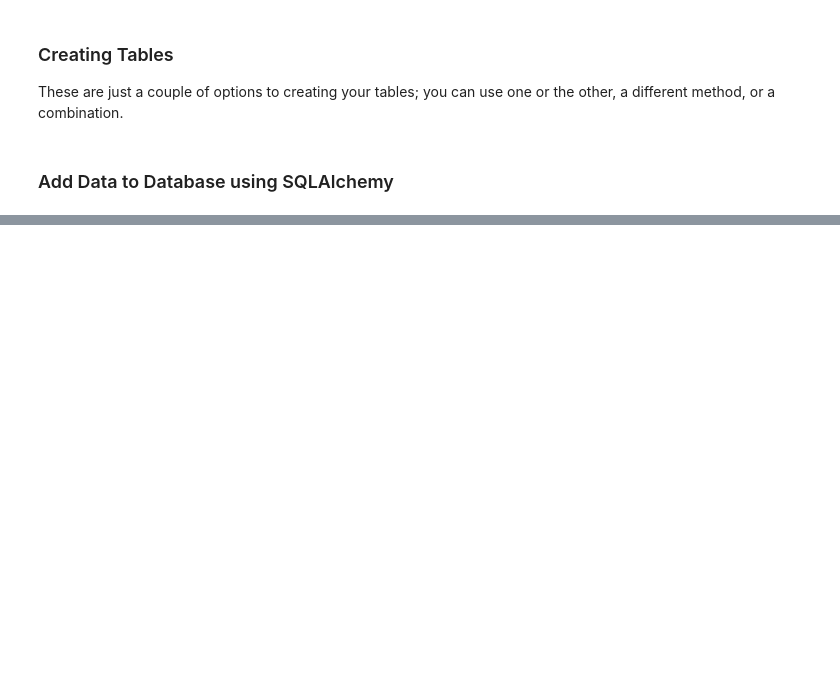
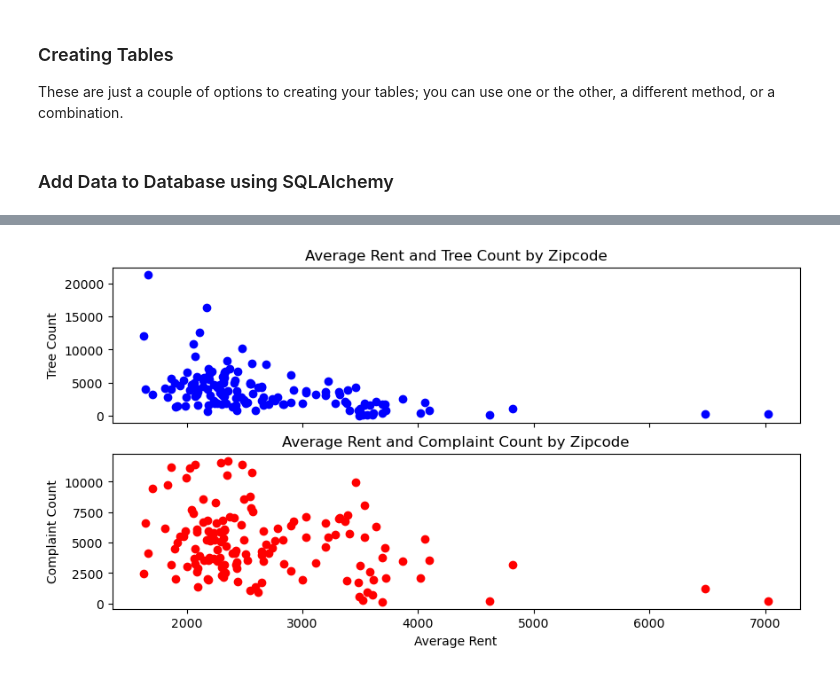
Before and after one commit to MingweiHe1/Group24Project4501, a Jupyter notebook: 4501Project.ipynb, the cells around one changed output, grey strips where cells are left out. Drawn from its saved outputs; the diff is of its cells as text; code cells hidden in the pictures; blank space fills up the shorter version.

```diff
--- a/4501Project.ipynb
+++ b/4501Project.ipynb
@@ -773,0 +869,16 @@ write_query_to_file(QUERY_6, QUERY_6_FILENAME)
+# %%
+def plot_visual_3(rent_df, tree_df, complaint_df):
+    merged_df = rent_df.merge(tree_df, on='zipcode').merge(complaint_df, on='zipcode')
+
+    fig, (ax1, ax2) = plt.subplots(2, 1, figsize=(10, 5), sharex=True)
+
+    ax1.scatter(merged_df['average_rent'], merged_df['tree_count'], color='blue')
+    ax1.set_title('Average Rent and Tree Count by Zipcode')
+    ax1.set_ylabel('Tree Count')
+
+    ax2.scatter(merged_df['average_rent'], merged_df['complaint_count'], color='red')
+    ax2.set_title('Average Rent and Complaint Count by Zipcode')
+    ax2.set_xlabel('Average Rent')
+    ax2.set_ylabel('Complaint Count')
+
+    plt.show()
@@ -773,0 +929,5 @@ write_query_to_file(QUERY_6, QUERY_6_FILENAME)
+# %%
+rent, tree, complaint = get_data_for_visual_3()
+plot_visual_3(rent, tree, complaint)
+# %% [output]
+[figure, added]
```
Also changed, not shown: parts of 67 cells of this notebook.
